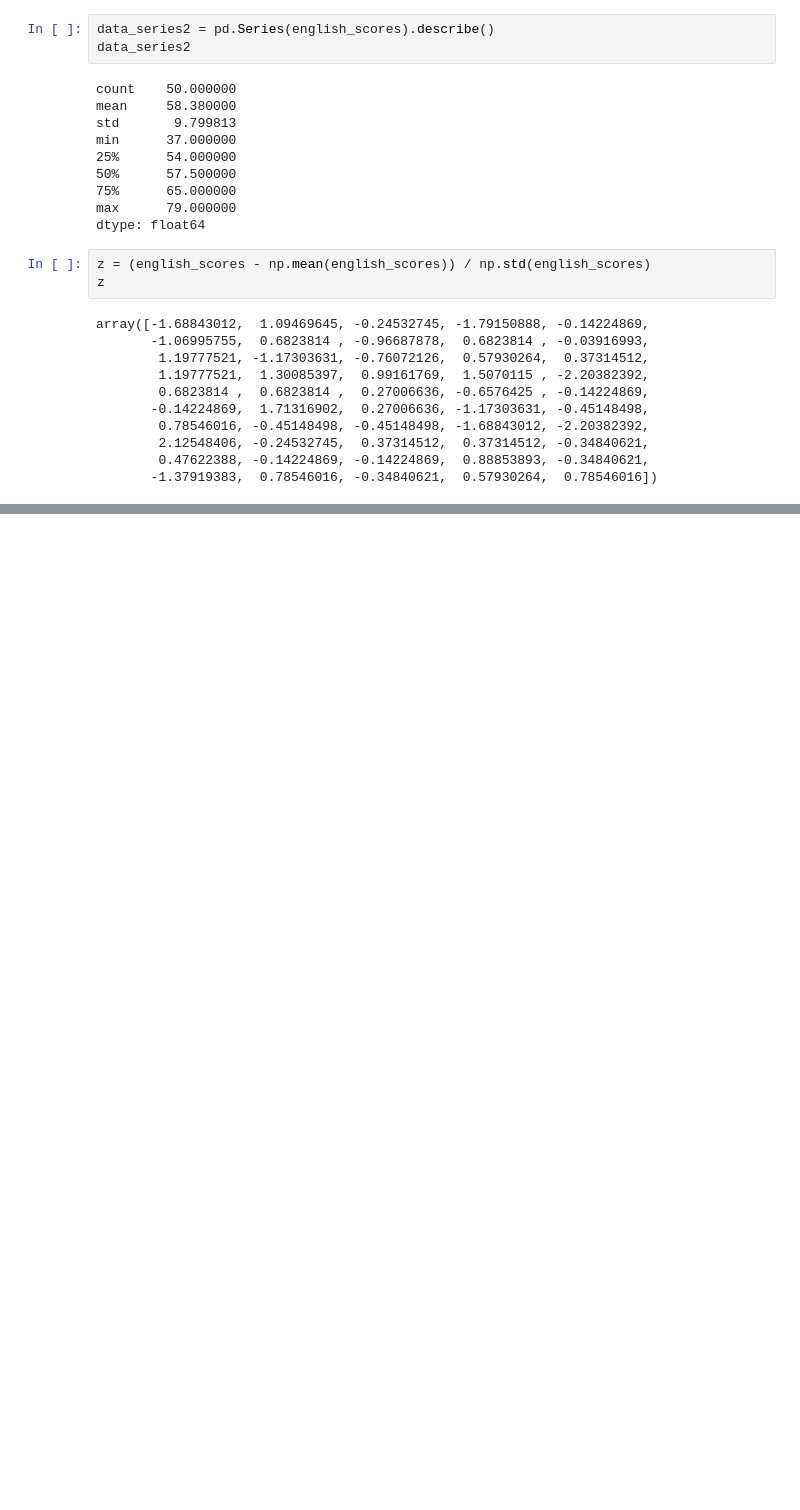
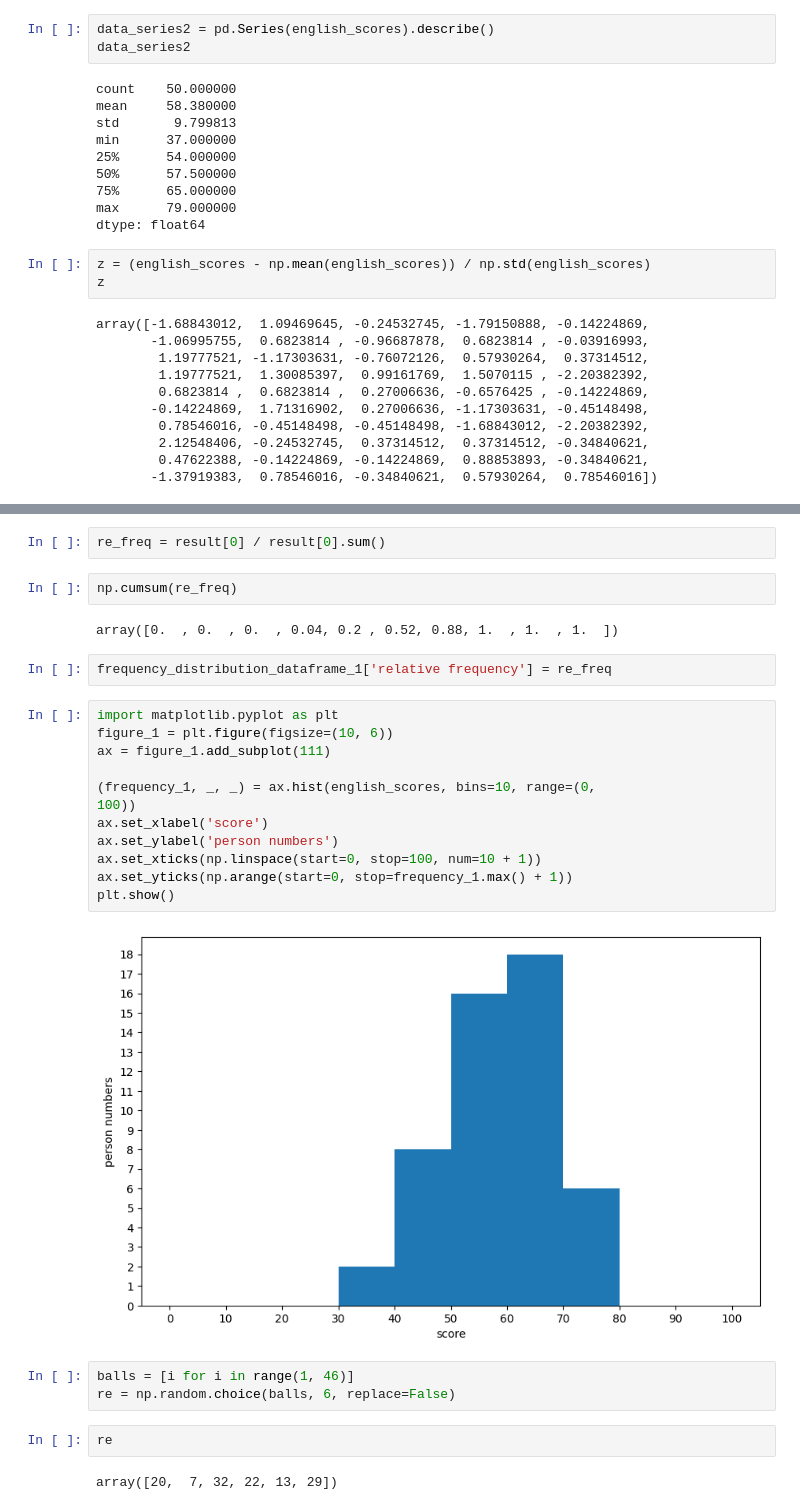
Before and after one commit to deu04088/HRD_Python, a Jupyter notebook: ex17.ipynb, the cells around one changed output, grey strips where cells are left out. Cells and saved outputs as stored; diff of their text form; blank space fills up the shorter version.

```diff
--- a/ex17.ipynb
+++ b/ex17.ipynb
@@ -161,0 +192,29 @@ array([-1.68843012,  1.09469645, -0.24532745, -1.79150888, -0.14224869,
+# %%
+re_freq = result[0] / result[0].sum()
+# %%
+np.cumsum(re_freq)
+# %% [output]
+array([0.  , 0.  , 0.  , 0.04, 0.2 , 0.52, 0.88, 1.  , 1.  , 1.  ])
+# %%
+frequency_distribution_dataframe_1['relative frequency'] = re_freq
+# %%
+import matplotlib.pyplot as plt
+figure_1 = plt.figure(figsize=(10, 6))
+ax = figure_1.add_subplot(111)
+
+(frequency_1, _, _) = ax.hist(english_scores, bins=10, range=(0,
+100))
+ax.set_xlabel('score')
+ax.set_ylabel('person numbers')
+ax.set_xticks(np.linspace(start=0, stop=100, num=10 + 1))
+ax.set_yticks(np.arange(start=0, stop=frequency_1.max() + 1))
+plt.show()
+# %% [output]
+[figure, added]
+# %%
+balls = [i for i in range(1, 46)]
+re = np.random.choice(balls, 6, replace=False)
+# %%
+re
+# %% [output]
+array([20,  7, 32, 22, 13, 29])
```
Also changed, not shown: parts of 5 cells of this notebook.
